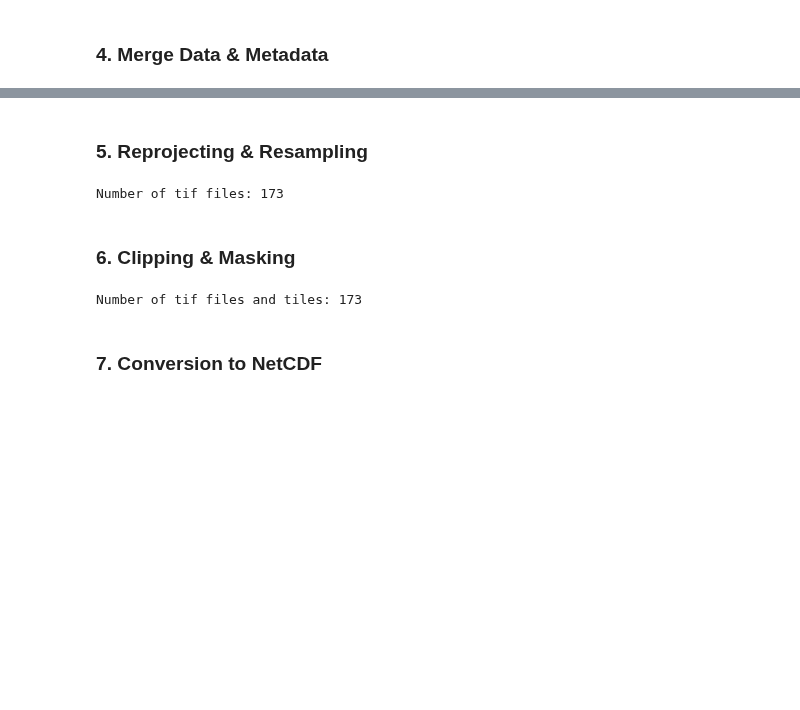
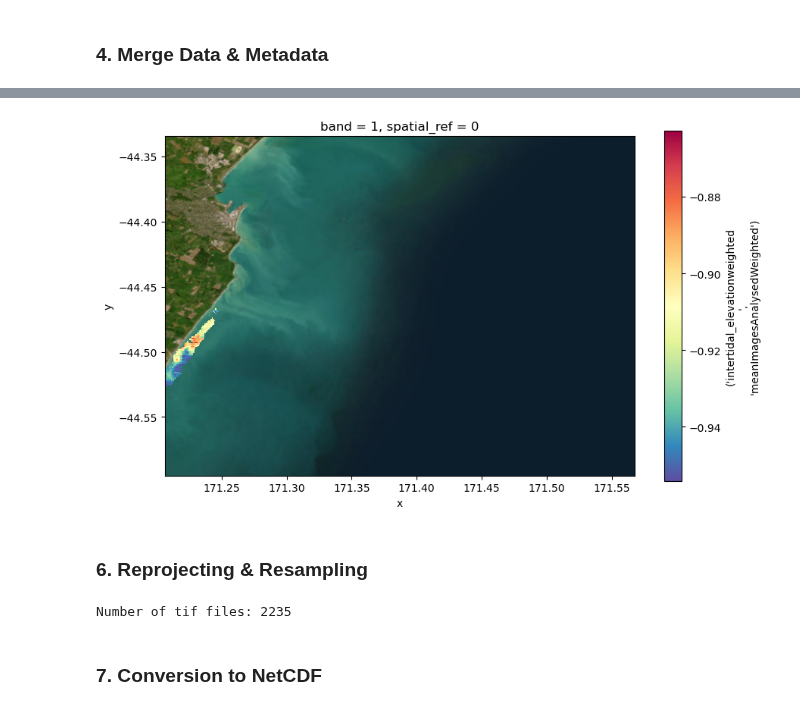
Before and after one commit to openearth/eo-bathymetry, a Jupyter notebook: notebooks/cmems-bathymetry/03_post_processing_proxies.ipynb, the cells around one changed output, grey strips where cells are left out. Cells and saved outputs as stored; diff of their text form; code cells hidden in the pictures; blank space fills up the shorter version.

```diff
--- a/notebooks/cmems-bathymetry/03_post_processing_proxies.ipynb
+++ b/notebooks/cmems-bathymetry/03_post_processing_proxies.ipynb
@@ -214,8 +401,16 @@ Number of csv files: 206
+# %%
+import contextily as ctx
+
+fig, ax = plt.subplots(figsize=(10, 6))
+da_masked_perc.isel(band=0).plot.imshow(ax=ax, center=False, cmap='Spectral_r')
+ctx.add_basemap(ax, crs=da_masked_perc.rio.crs, zorder=-1, source=ctx.providers.Esri.WorldImagery, attribution=False)
+# %% [output]
+[figure, added]
 # %% [markdown]
-### 5. Reprojecting & Resampling
+### 6. Reprojecting & Resampling
 # %%
 # Get files
-file_path_tifs = glob.glob(os.path.join(dir_path_output, '03_merged', '*.tif'))
+file_path_tifs = glob.glob(os.path.join(dir_path_output, '04_clipped', '*.tif'))
 
 # Number of files
 print('Number of tif files: {}'.format(len(file_path_tifs)))
@@ -251,7 +446,6 @@ for i, file_path_tif in enumerate(tqdm(file_path_tifs)):
         da_reprojected2 = da.isel(band=1).rio.reproject(crs, transform=transform, nodata=np.nan, resampling=Resampling.nearest)
         da_reprojected = xr.concat([da_reprojected1, da_reprojected2], dim='band')
 
-
     # Plot the tif file
     plot = False
     if plot:
@@ -264,15 +458,13 @@ for i, file_path_tif in enumerate(tqdm(file_path_tifs)):
         fig.tight_layout()
 
     # Check directory
-    if not os.path.exists(os.path.join(dir_path_output, '04_reprojected')):
-        os.makedirs(os.path.join(dir_path_output, '04_reprojected'))
+    if not os.path.exists(os.path.join(dir_path_output, '05_reprojected')):
+        os.makedirs(os.path.join(dir_path_output, '05_reprojected'))
 
     # Save the tif file
-    file_path_reprojected_tif = os.path.join(dir_path_output, '04_reprojected', "_".join(os.path.basename(file_path_tif).split("_")[:-1]) + ".tif")
+    file_path_reprojected_tif = os.path.join(dir_path_output, '05_reprojected', "_".join(os.path.basename(file_path_tif).split("_")[:-1]) + ".tif")
     da_reprojected.rio.to_raster(file_path_reprojected_tif, driver="GTiff", compress="LZW")
     da.close()
     da_reprojected.close()
 # %% [output]
-Number of tif files: 173
+Number of tif files: 2235
-# %% [markdown]
-### 6. Clipping & Masking
@@ -284,24 +470,0 @@ gdf_tiles = gpd.read_parquet(file_path_tiles)
-# %%
-# Get files
-file_path_tifs = glob.glob(os.path.join(dir_path_output, '04_reprojected', '*.tif'))
-
-# Sort files
-file_path_tifs = sorted(file_path_tifs)
-
-# Filter tiles based on name
-names = ['_'.join(os.path.basename(x).split('_')[:3]) for x in file_path_tifs]
-gdf_tiles_ss = gdf_tiles[gdf_tiles['name'].isin(names)]
-
-# Filter files based on name
-file_path_tifs = [x for x in file_path_tifs if '_'.join(os.path.basename(x).split('_')[:3]) in gdf_tiles_ss['name'].values]
-
-# Sort tiles according to names
-gdf_tiles_ss = gdf_tiles_ss.sort_values(by='name')
-
-# Add files to tiles
-gdf_tiles_ss['file_path_tif'] = file_path_tifs
-
-# Number of files and tiles
-print('Number of tif files and tiles: {}'.format(len(file_path_tifs)))
-# %% [output]
-Number of tif files and tiles: 173
```
Also changed, not shown: parts of 14 cells of this notebook, 5 other files.
